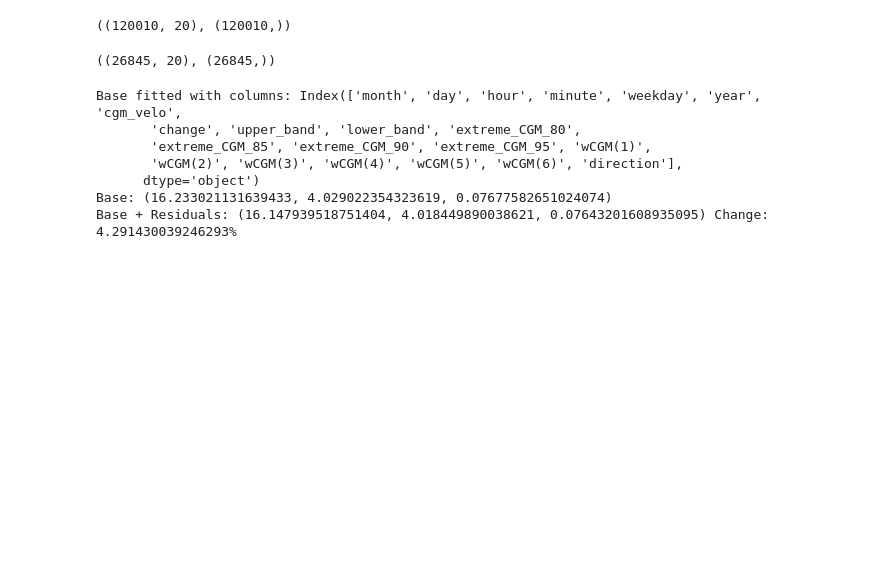
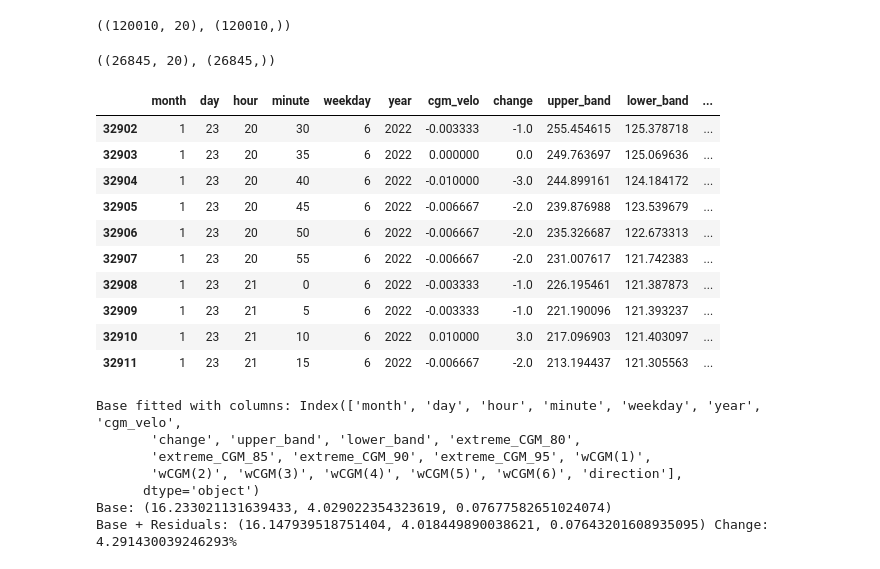
Before and after one commit to Khochawongwat/GlucoseFromRollingBollingers, a Jupyter notebook: src/model.ipynb, the cells around one changed output. Saved outputs shown, nothing was run; the diff lists cells and outputs as text; code cells hidden in the pictures; blank space fills up the shorter version.

```diff
--- a/src/model.ipynb
+++ b/src/model.ipynb
@@ -80,6 +82,20 @@ testX, testY = test_data.drop(["CGM"], axis = 1), test_data["CGM"]
 testX.shape, testY.shape
 # %% [output]
 ((26845, 20), (26845,))
+# %%
+testX.tail(10)
+# %% [output]
+|  | month | day | hour | minute | weekday | year | cgm_velo | change | upper_band | lower_band | ... |
+| 32902 | 1 | 23 | 20 | 30 | 6 | 2022 | -0.003333 | -1.0 | 255.454615 | 125.378718 | ... |
+| 32903 | 1 | 23 | 20 | 35 | 6 | 2022 | 0.000000 | 0.0 | 249.763697 | 125.069636 | ... |
+| 32904 | 1 | 23 | 20 | 40 | 6 | 2022 | -0.010000 | -3.0 | 244.899161 | 124.184172 | ... |
+| 32905 | 1 | 23 | 20 | 45 | 6 | 2022 | -0.006667 | -2.0 | 239.876988 | 123.539679 | ... |
+| 32906 | 1 | 23 | 20 | 50 | 6 | 2022 | -0.006667 | -2.0 | 235.326687 | 122.673313 | ... |
+| 32907 | 1 | 23 | 20 | 55 | 6 | 2022 | -0.006667 | -2.0 | 231.007617 | 121.742383 | ... |
+| 32908 | 1 | 23 | 21 | 0 | 6 | 2022 | -0.003333 | -1.0 | 226.195461 | 121.387873 | ... |
+| 32909 | 1 | 23 | 21 | 5 | 6 | 2022 | -0.003333 | -1.0 | 221.190096 | 121.393237 | ... |
+| 32910 | 1 | 23 | 21 | 10 | 6 | 2022 | 0.010000 | 3.0 | 217.096903 | 121.403097 | ... |
+| 32911 | 1 | 23 | 21 | 15 | 6 | 2022 | -0.006667 | -2.0 | 213.194437 | 121.305563 | ... |
 # %%
 model = HybridModel()
 model.fit(trainX, trainY, testX, testY, eval = True, tune = False)
```
Also changed, not shown: parts of 6 cells of this notebook, 3 other files.
